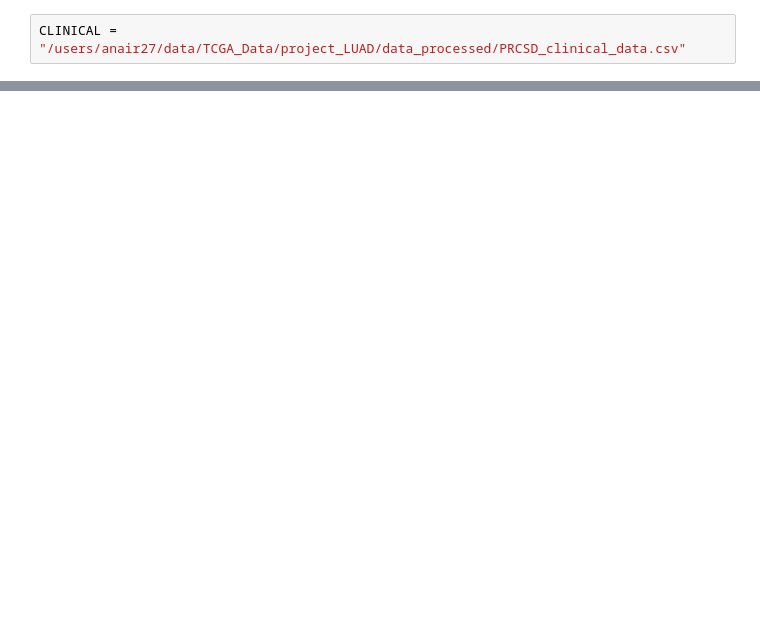
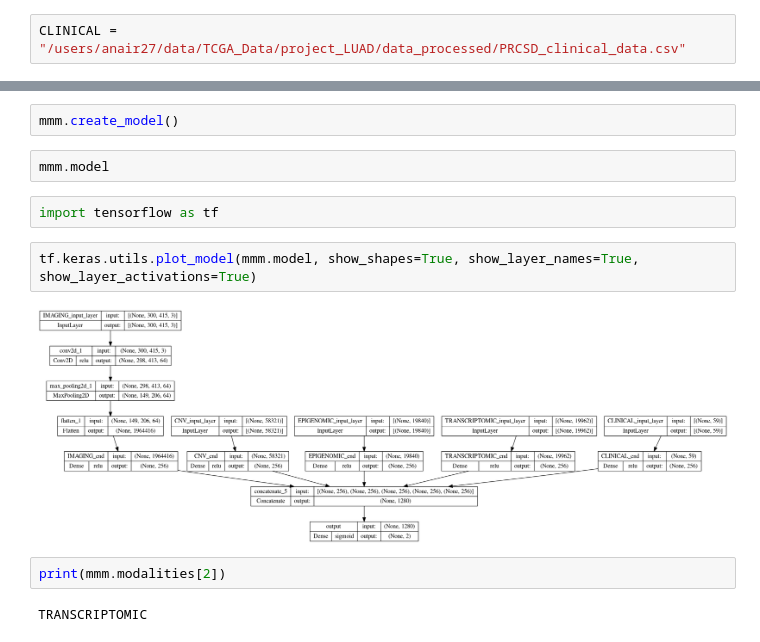
Before and after one commit to akira-nair/multiomic-model-tcga, a Jupyter notebook: models/MAVI/multimodal_model.ipynb, the cells around one changed output, grey strips where cells are left out. Cells and saved outputs as stored; diff of their text form; blank space fills up the shorter version.

```diff
--- a/models/MAVI/multimodal_model.ipynb
+++ b/models/MAVI/multimodal_model.ipynb
@@ -74,0 +55,14 @@ mmm.merged.head()
+# %%
+mmm.create_model()
+# %%
+mmm.model
+# %%
+import tensorflow as tf
+# %%
+tf.keras.utils.plot_model(mmm.model, show_shapes=True, show_layer_names=True, show_layer_activations=True)
+# %% [output]
+[figure, added]
+# %%
+print(mmm.modalities[2])
+# %% [output]
+TRANSCRIPTOMIC
```
Also changed, not shown: parts of 17 cells of this notebook, 6 other files.
